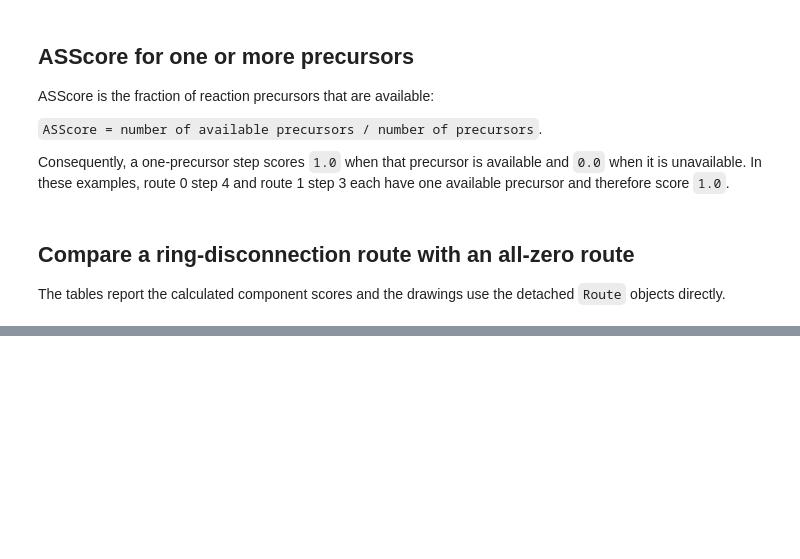
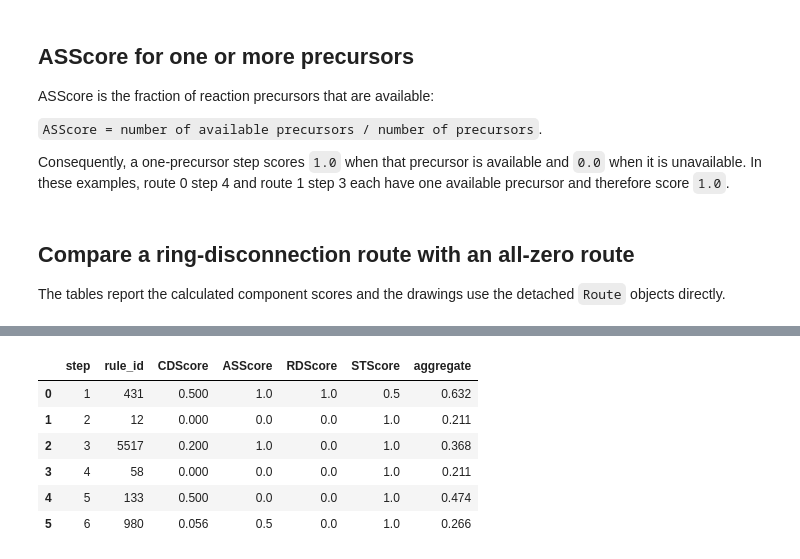
Before and after one commit to Laboratoire-de-Chemoinformatique/SynPlanner, a Jupyter notebook: tutorials/19_Retrek_Route_Scoring.ipynb, the cells around one changed output, grey strips where cells are left out. Saved outputs shown, nothing was run; the diff lists cells and outputs as text; code cells hidden in the pictures; blank space fills up the shorter version.

```diff
--- a/tutorials/19_Retrek_Route_Scoring.ipynb
+++ b/tutorials/19_Retrek_Route_Scoring.ipynb
@@ -189,0 +190,11 @@ summary
+# %%
+from synplan.chem.utils import mol_from_smiles
+
+example_smiles = "O=C(O)C[C@H]1CCc2c1[nH]c1ccc(OCc3ccc(C4CCCC4)c(C(F)(F)F)c3)cc21"
+
+target_molecule = mol_from_smiles(
+    example_smiles,
+    clean2d=True,
+    standardize=True,
+    clean_stereo=True
+    )
@@ -189,0 +344,11 @@ summary
+# %%
+display(route_breakdown(routes[0]))
+routes[0]
+# %% [output]
+|  | step | rule_id | CDScore | ASScore | RDScore | STScore | aggregate |
+| 0 | 1 | 431 | 0.500 | 1.0 | 1.0 | 0.5 | 0.632 |
+| 1 | 2 | 12 | 0.000 | 0.0 | 0.0 | 1.0 | 0.211 |
+| 2 | 3 | 5517 | 0.200 | 1.0 | 0.0 | 1.0 | 0.368 |
+| 3 | 4 | 58 | 0.000 | 0.0 | 0.0 | 1.0 | 0.211 |
+| 4 | 5 | 133 | 0.500 | 0.0 | 0.0 | 1.0 | 0.474 |
+| 5 | 6 | 980 | 0.056 | 0.5 | 0.0 | 1.0 | 0.266 |
```
Also changed, not shown: parts of 10 cells of this notebook.
